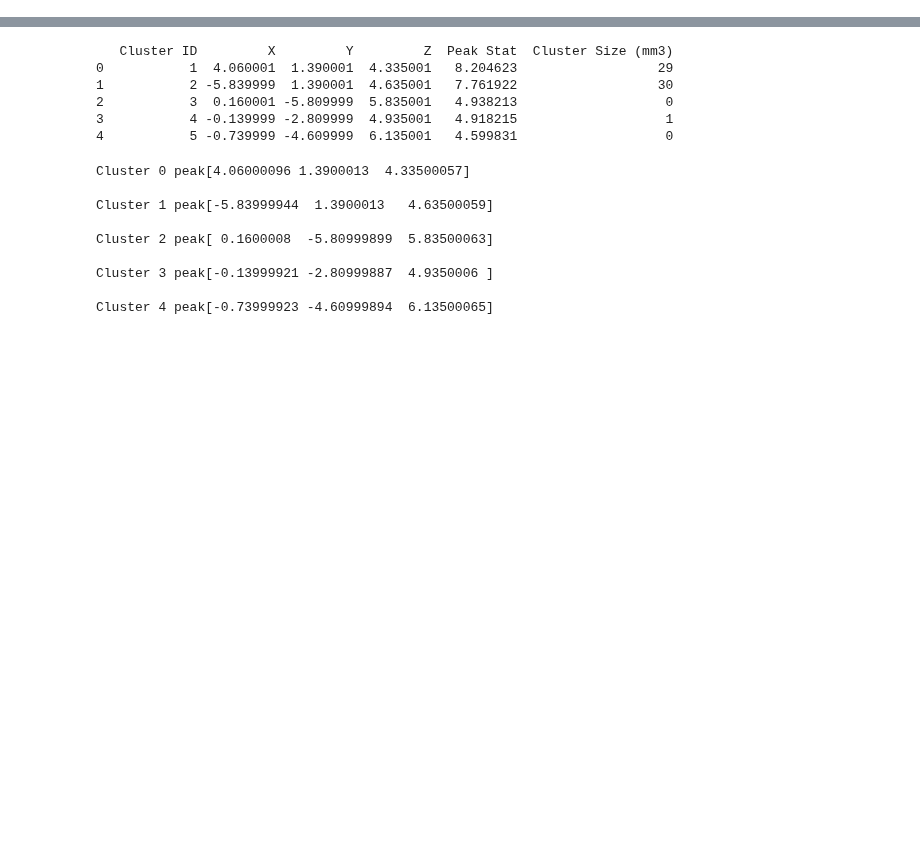
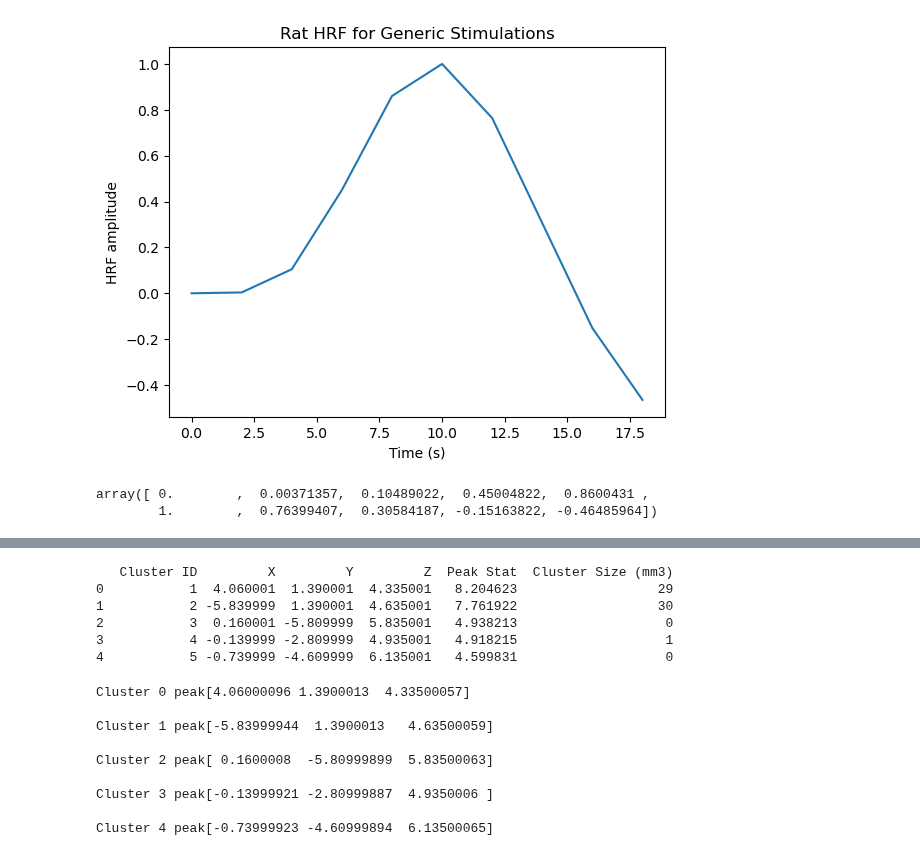
Before and after one commit to grandjeanlab/multirat_se, a Jupyter notebook: script/first_level_glm.ipynb, the cells around one changed output, grey strips where cells are left out. Drawn from its saved outputs; the diff is of its cells as text; code cells hidden in the pictures; blank space fills up the shorter version.

```diff
--- a/script/first_level_glm.ipynb
+++ b/script/first_level_glm.ipynb
@@ -90,0 +66,45 @@ def rat_hrf(tr, n_trs):
+# %%
+# --- Generic HRF: stim >5sec ---
+
+#Rref
+#Matlab script H. Lambert (2019)
+#https://app.codecov.io/gh/nilearn/nilearn/pull/2942/blob/nilearn/glm/first_level/hemodynamic_models.py
+
+#Evaluating the difference of two gamma probability density functions (PDFs)
+#duration = stimulation duration in seconds
+#tr = repetition time in seconds
+#h1, h2, l1, and l2 : define the shape and scale parameters
+# V = ratio parameter
+
+import numpy as np
+from scipy.stats import gamma
+import matplotlib.pyplot as plt
+
+def rat_hrf_generic(duration, tr):
+    h1 = 3.7
+    h2 = 4.45
+    l1 = 0.5
+    l2 = 0.5
+    V = 1.5
+    onset = 0
+    kernel_length = int(duration / tr)
+
+    t = np.arange(kernel_length) * tr
+    hrf = (gamma.pdf(t, h1 / l1, scale=1 / l1) - gamma.pdf(t, h2 / l2, scale=1 / l2)) / V
+
+    # Normalize the HRF to have a peak amplitude of 1
+    hrf /= np.max(hrf)
+
+    plt.plot(t, hrf)
+    plt.xlabel('Time (s)')
+    plt.ylabel('HRF amplitude')
+    plt.title('Rat HRF for Generic Stimulations')
+    plt.show()
+
+    return hrf
+
+rat_hrf_generic(20, 2.0)
+# %% [output]
+[figure, added]
+array([ 0.        ,  0.00371357,  0.10489022,  0.45004822,  0.8600431 ,
+        1.        ,  0.76399407,  0.30584187, -0.15163822, -0.46485964])
```
Also changed, not shown: parts of 4 cells of this notebook.
